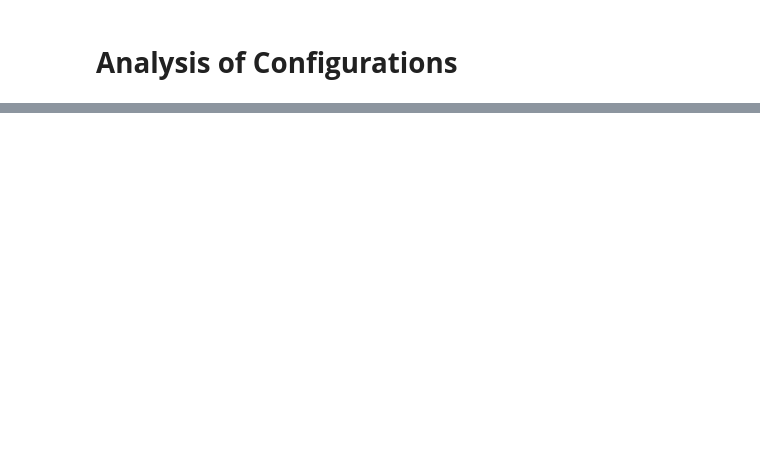
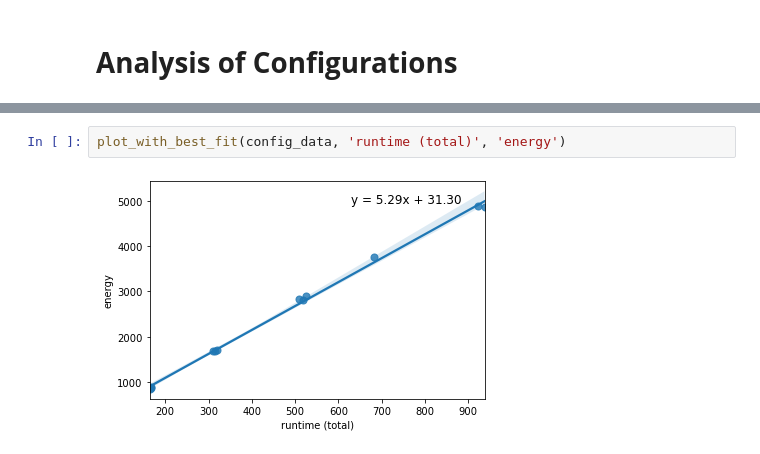
Before and after one commit to adamy03/sysml, a Jupyter notebook: testing/test_results/analysis.ipynb, the cells around one changed output, grey strips where cells are left out. Cells and saved outputs as stored; diff of their text form; blank space fills up the shorter version.

```diff
--- a/testing/test_results/analysis.ipynb
+++ b/testing/test_results/analysis.ipynb
@@ -50,0 +85,4 @@ plt.scatter(config_stats['width'] + config_stats['height'], config_stats['energy
+# %%
+plot_with_best_fit(config_data, 'runtime (total)', 'energy')
+# %% [output]
+[figure, added]
```
Also changed, not shown: parts of 11 cells of this notebook, 1 other file.
